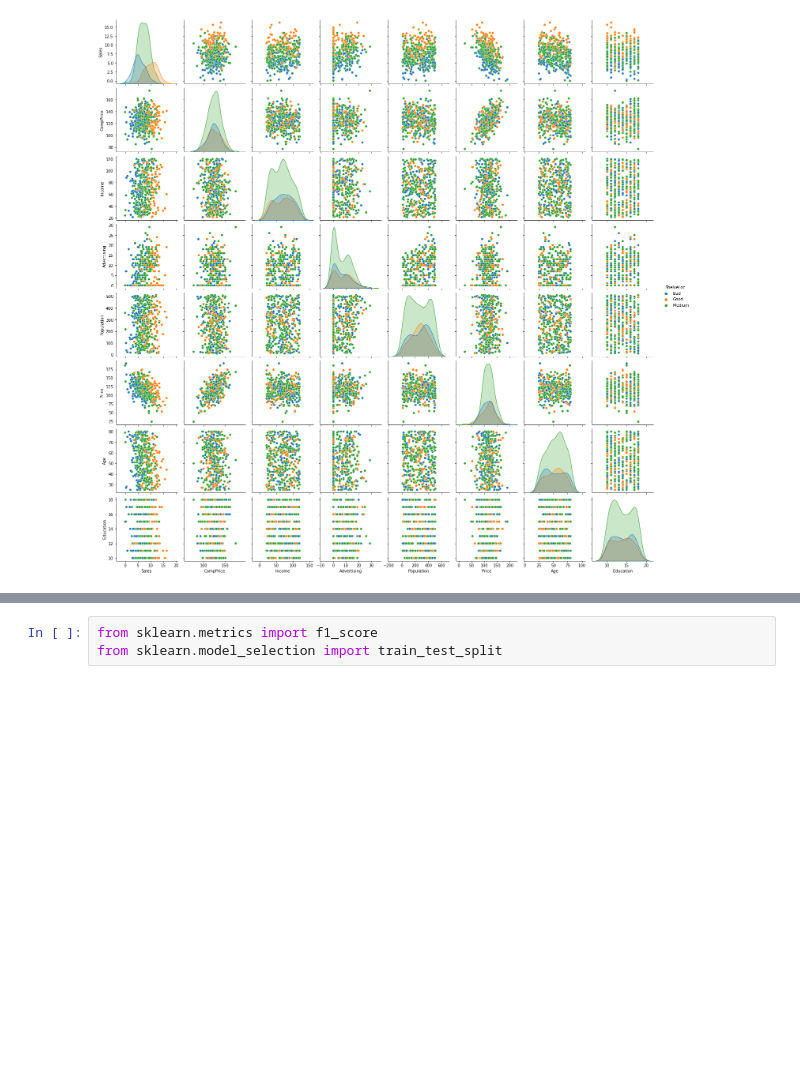
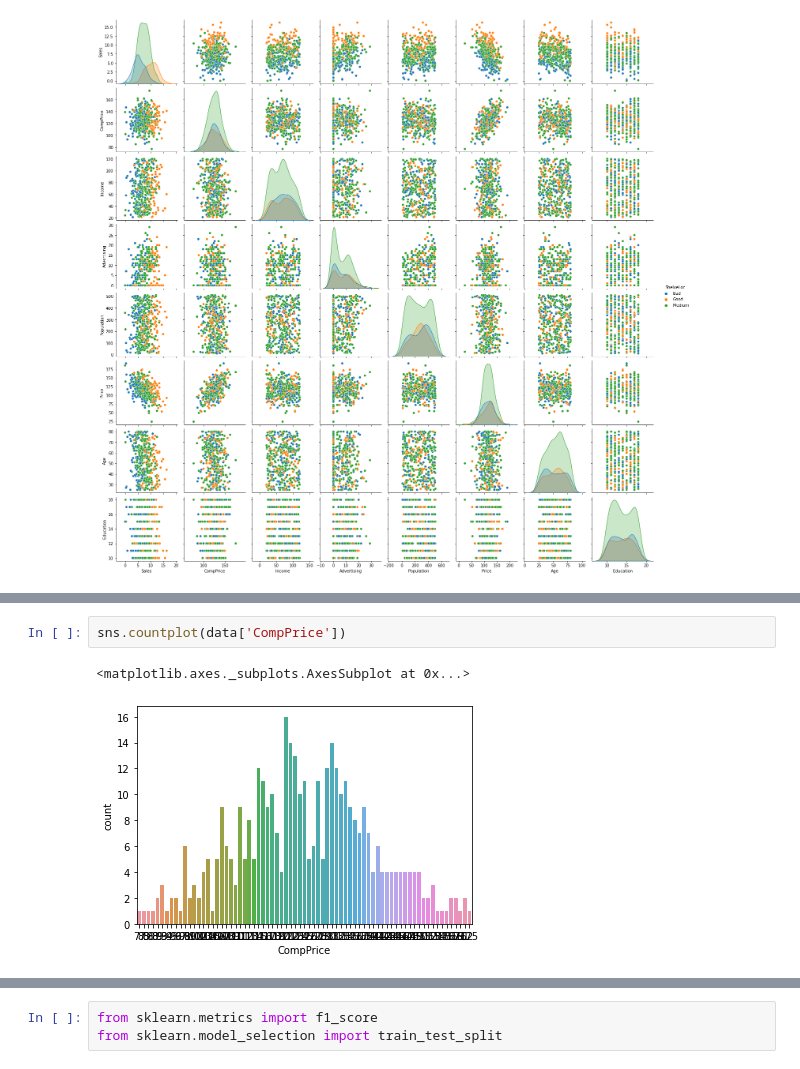
Before and after one commit to bismahashim/Assignment, a Jupyter notebook: Assignment_Random_forest_company_data.ipynb, the cells around one changed output, grey strips where cells are left out. Cells and saved outputs as stored; diff of their text form; blank space fills up the shorter version.

```diff
--- a/Assignment_Random_forest_company_data.ipynb
+++ b/Assignment_Random_forest_company_data.ipynb
@@ -77,0 +215,5 @@ df.head()
+# %%
+sns.countplot(data['CompPrice'])
+# %% [output]
+<matplotlib.axes._subplots.AxesSubplot at 0x...>
+[figure, added]
```
Also changed, not shown: parts of 75 cells of this notebook.
